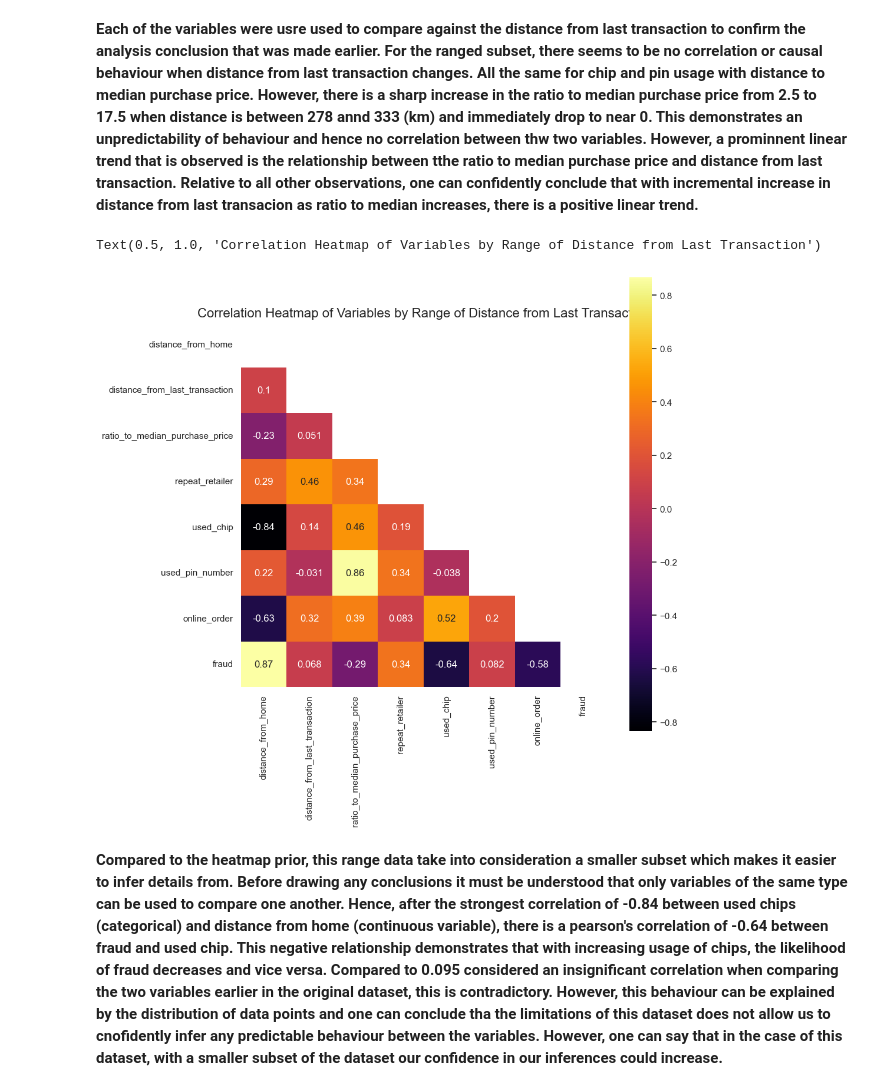
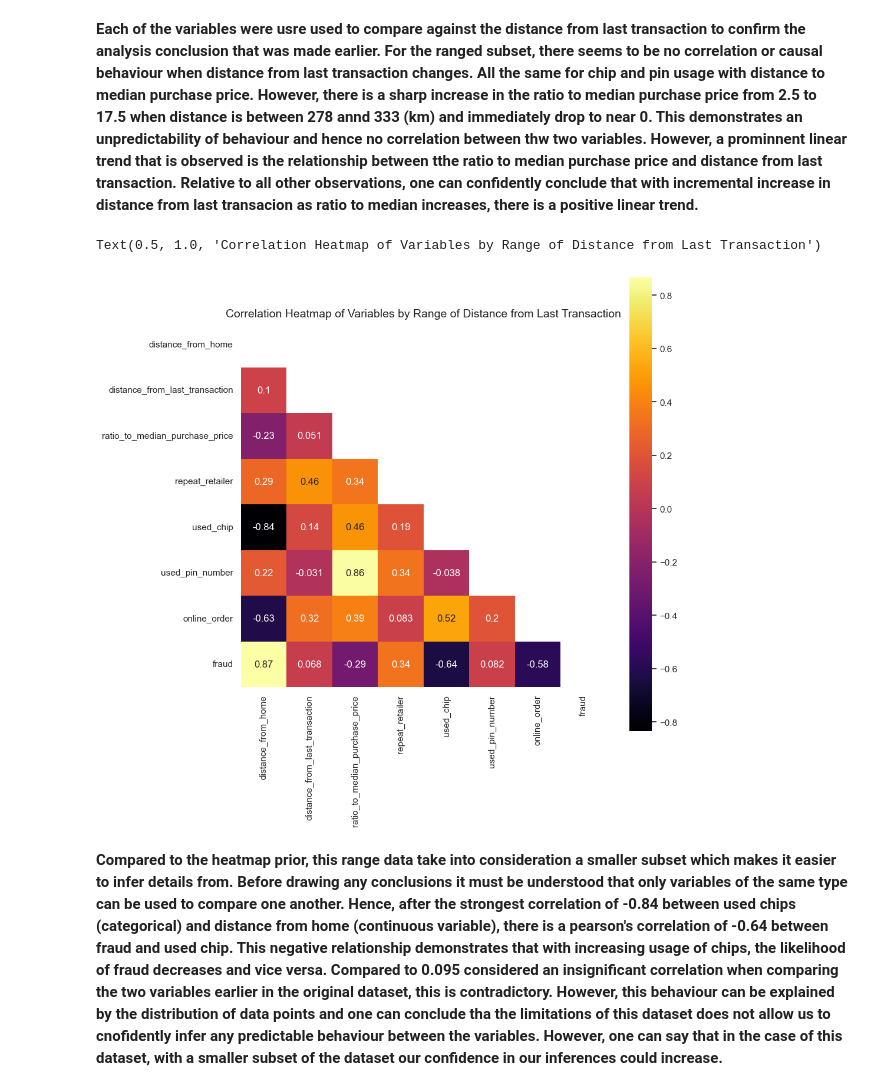
Before and after one commit to KarimKhalil33/CreditCard-Fraud-Data-Analysis, a Jupyter notebook: analysis/analysis1.ipynb, the cells around one changed output. Saved outputs shown, nothing was run; the diff lists cells and outputs as text; code cells hidden in the pictures.

```diff
--- a/analysis/analysis1.ipynb
+++ b/analysis/analysis1.ipynb
@@ -378,14 +377,14 @@ plt.show()
 # %%
 col_dropped = ['online_order','used_chip','used_pin_number','repeat_retailer','fraud']
 df_bin = df_byrange.drop(col_dropped, axis=1)
 corr = df_byrange.corr()
 mask = np.triu(np.ones_like(corr, dtype=bool))
 fig, ax = plt.subplots(figsize=(10, 10))
 sns.heatmap(corr, cmap='inferno', annot=True, square=True, mask=mask, ax=ax)
-plt.title('Correlation Heatmap of Variables by Range of Distance from Last Transaction',fontsize=16)
+plt.title('Correlation Heatmap of Variables by Range of Distance from Last Transaction',fontsize=14)
 # %% [output]
 Text(0.5, 1.0, 'Correlation Heatmap of Variables by Range of Distance from Last Transaction')
-[figure, old version]
+[figure, new version]
 # %% [markdown]
 **Compared to the heatmap prior, this range data take into consideration a smaller subset which makes it easier to infer details from. Before drawing any conclusions it must be understood that only variables of the same type can be used to compare one another. Hence, after the strongest correlation of -0.84 between used chips (categorical) and distance from home (continuous variable), there is a pearson's correlation of -0.64 between fraud and used chip. This negative relationship demonstrates that with increasing usage of chips, the likelihood of fraud decreases and vice versa. Compared to 0.095 considered an insignificant correlation when comparing the two variables earlier in the original dataset, this is contradictory. However, this behaviour can be explained by the distribution of data points and one can conclude tha the limitations of this dataset does not allow us to cnofidently infer any predictable behaviour between the variables. However, one can say that in the case of this dataset, with a smaller subset of the dataset our confidence in our inferences could increase.**
 # %%
```
Also changed, not shown: parts of 4 cells of this notebook, 7 other files.
